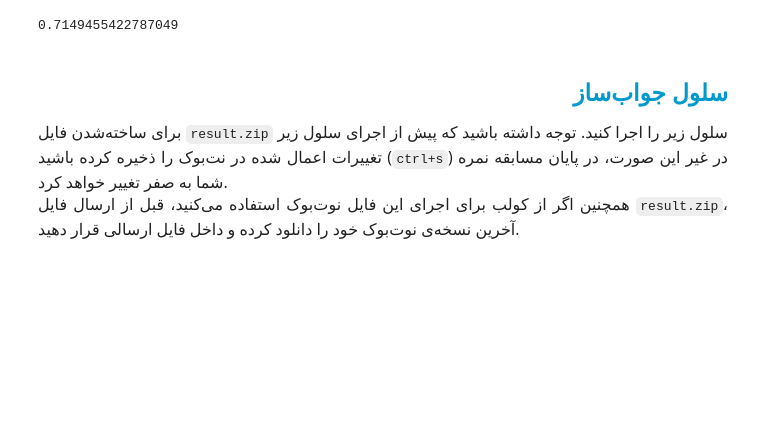
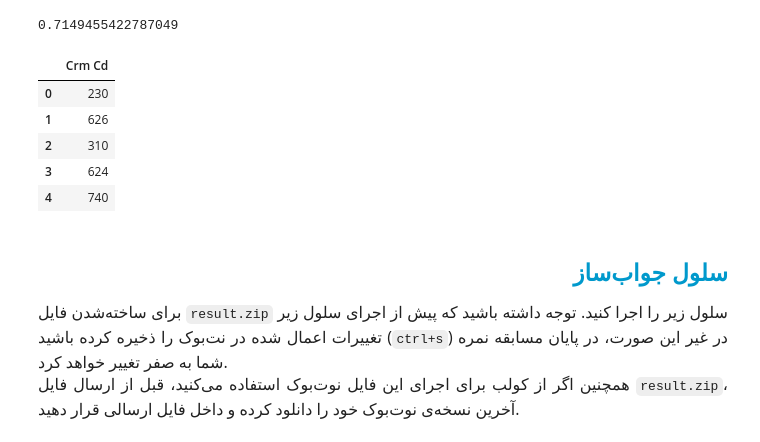
Before and after one commit to ErfanJoodi/Quera-questions, a Jupyter notebook: CrimeDetection/notebook/crime_detection.ipynb, the cells around one changed output. Drawn from its saved outputs; the diff is of its cells as text; code cells hidden in the pictures; blank space fills up the shorter version.

```diff
--- a/CrimeDetection/notebook/crime_detection.ipynb
+++ b/CrimeDetection/notebook/crime_detection.ipynb
@@ -342,3 +339,29 @@ submission =
+# %%
+X= df.drop(columns= ['Crm Cd'])
+y= df['Crm Cd']
+
+cat_cols= X.select_dtypes(include= ['object', 'category']).columns
+le= OrdinalEncoder()
+X[cat_cols]= le.fit_transform(X[cat_cols])
+X_test[cat_cols]= le.transform(X_test[cat_cols])
+
+scaler= StandardScaler()
+X= pd.DataFrame(scaler.fit_transform(X), columns= X.columns, index= X.index)
+X_test= pd.DataFrame(scaler.transform(X_test), columns= X_test.columns, index= X_test.index)
+
+rf_model= RandomForestClassifier(n_estimators= 1000, max_depth= 100, random_state= 48)
+rf_model.fit(X, y)
+predict= rf_model.predict(X_test)
+# %%
+submission= pd.DataFrame(predict, columns= ['Crm Cd'])
+submission.head()
+# %% [output]
+|  | Crm Cd |
+| 0 | 230 |
+| 1 | 626 |
+| 2 | 310 |
+| 3 | 624 |
+| 4 | 740 |
 # %% [markdown]
 <h2 dir=rtl align=right style="line-height:200%;font-family:vazir;color:#0099cc">
 <font face="vazir" color="#0099cc">
```
Also changed, not shown: parts of 2 cells of this notebook, 2 other files.
